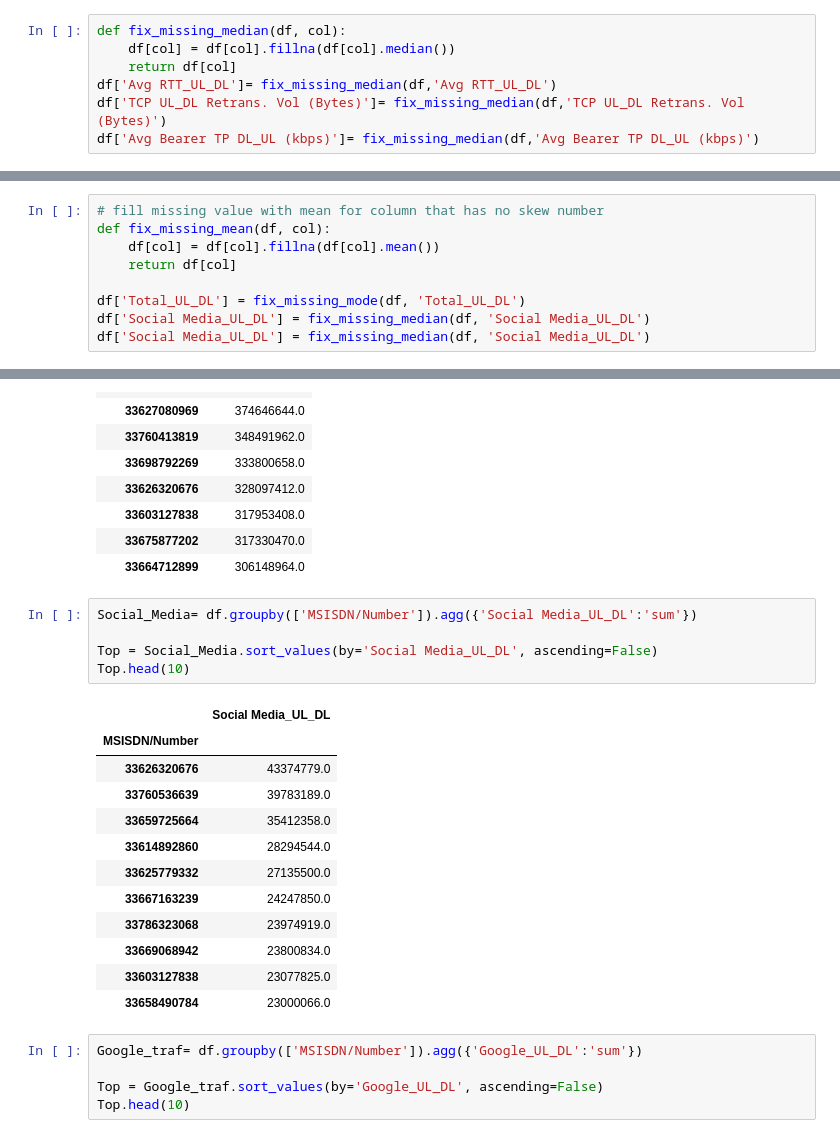
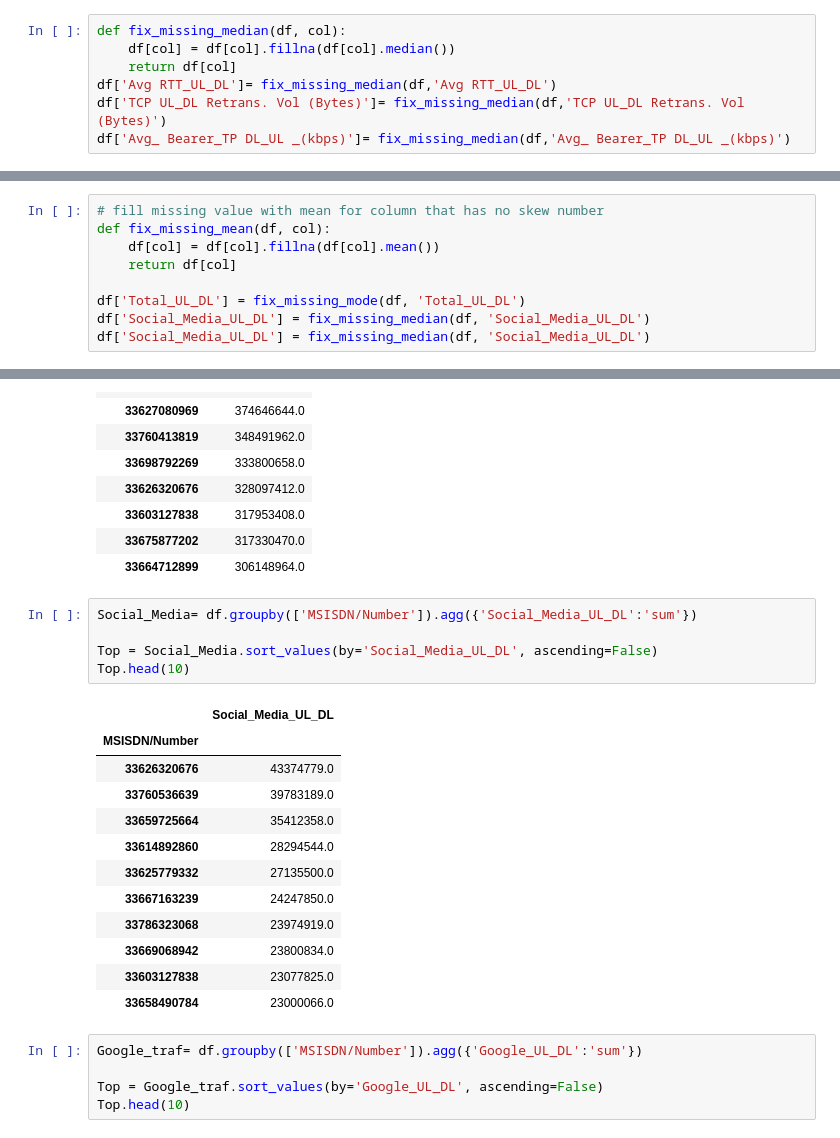
Before and after one commit to eyerus21/10Academy-week-1-challenge, a Jupyter notebook: notebooks/_.ipynb, the cells around one changed output, grey strips where cells are left out. Drawn from its saved outputs; the diff is of its cells as text.

```diff
--- a/notebooks/_.ipynb
+++ b/notebooks/_.ipynb
@@ -504,7 +504,7 @@ def fix_missing_median(df, col):
     return df[col]
 df['Avg RTT_UL_DL']= fix_missing_median(df,'Avg RTT_UL_DL')
 df['TCP UL_DL Retrans. Vol (Bytes)']= fix_missing_median(df,'TCP UL_DL Retrans. Vol (Bytes)')
-df['Avg Bearer TP DL_UL (kbps)']= fix_missing_median(df,'Avg Bearer TP DL_UL (kbps)')
+df['Avg_ Bearer_TP DL_UL _(kbps)']= fix_missing_median(df,'Avg_ Bearer_TP DL_UL _(kbps)')
 # %%
 # fill missing with ffill method or bfill for features
 
@@ -520,8 +520,8 @@ def fix_missing_mean(df, col):
     return df[col]
 
 df['Total_UL_DL'] = fix_missing_mode(df, 'Total_UL_DL')
-df['Social Media_UL_DL'] = fix_missing_median(df, 'Social Media_UL_DL')
-df['Social Media_UL_DL'] = fix_missing_median(df, 'Social Media_UL_DL')
+df['Social_Media_UL_DL'] = fix_missing_median(df, 'Social_Media_UL_DL')
+df['Social_Media_UL_DL'] = fix_missing_median(df, 'Social_Media_UL_DL')
 # %%
 # which column(s) has missing values
 df.isna().sum().head(20)
@@ -935,12 +935,12 @@ Top.head(10)
 | 33675877202 | 317330470.0 |
 | 33664712899 | 306148964.0 |
 # %%
-Social_Media= df.groupby(['MSISDN/Number']).agg({'Social Media_UL_DL':'sum'})
+Social_Media= df.groupby(['MSISDN/Number']).agg({'Social_Media_UL_DL':'sum'})
 
-Top = Social_Media.sort_values(by='Social Media_UL_DL', ascending=False)
+Top = Social_Media.sort_values(by='Social_Media_UL_DL', ascending=False)
 Top.head(10)
 # %% [output]
-|  | Social Media_UL_DL |
+|  | Social_Media_UL_DL |
 | MSISDN/Number |  |
 | 33626320676 | 43374779.0 |
 | 33760536639 | 39783189.0 |
```
Also changed, not shown: parts of 22 cells of this notebook, 1 other file.
